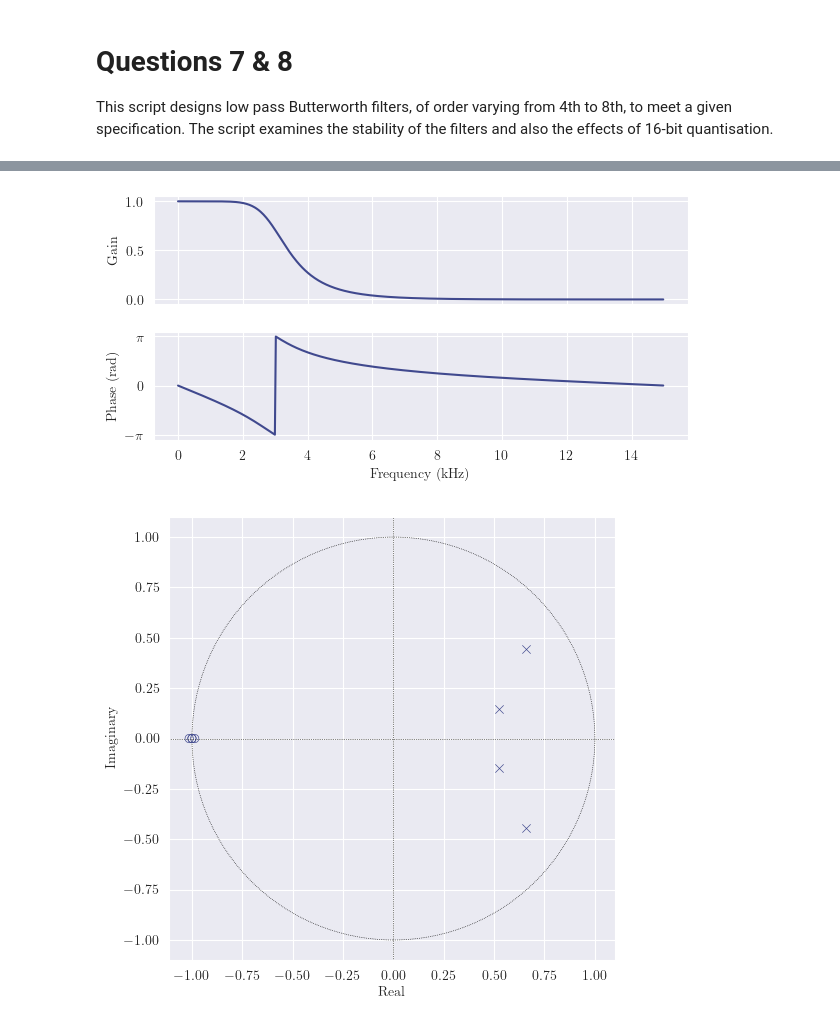
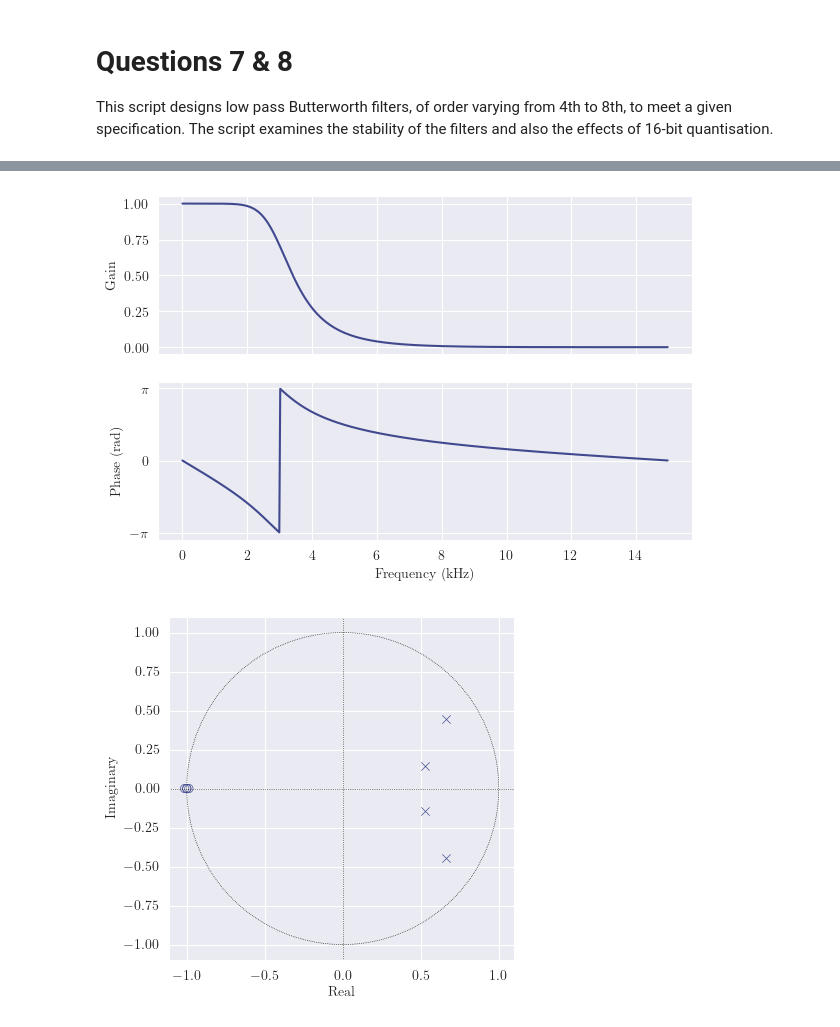
Before and after one commit to deren-teo/elec4620, a Jupyter notebook: a2/src/q7_8_butterworth.ipynb, the cells around one changed output, grey strips where cells are left out. Saved outputs shown, nothing was run; the diff lists cells and outputs as text; code cells hidden in the pictures.

```diff
--- a/a2/src/q7_8_butterworth.ipynb
+++ b/a2/src/q7_8_butterworth.ipynb
@@ -22,7 +24,7 @@ from matplotlib.patches import Circle
 
 def plot_freqz(w, h, fname=None):
     """Plot frequency response and overlay filter requirements."""
-    fig, axs = plt.subplots(2, sharex=True, figsize=(6, 3))
+    fig, axs = plt.subplots(2, sharex=True, figsize=(6, 4))
     fig.tight_layout()
     sns.lineplot(x=w, y=np.abs(h), ax=axs[0])
     sns.lineplot(x=w, y=np.angle(h), ax=axs[1])
@@ -40,7 +42,7 @@ def plot_freqz(w, h, fname=None):
 def zplane(b, a, fname=None):
     """Plot poles and zeros from numerator and denominator of transfer function."""
     z, p, _ = signal.tf2zpk(b, a)
-    fig, ax = plt.subplots(figsize=(6, 5))
+    fig, ax = plt.subplots(figsize=(5, 4))
     fig.tight_layout()
     ax.set_aspect("equal")
     # Axes and unit circle
@@ -73,10 +75,10 @@ zplane(b, a)
 
 def quantize(x):
     """Returns the given array quantised to 16 bits (15-bit mantissa)."""
-    norm_factor = 0.5 / max(np.abs(x))
-    xq = np.abs(x) * norm_factor + 0.5
+    norm_factor = 2 * max(np.abs(x))
+    xq = np.abs(x) / norm_factor + 0.5
     xq = np.round(xq * (2 << 15)) / (2 << 15)
-    xq = np.sign(x) * (xq - 0.5) / norm_factor
+    xq = np.sign(x) * (xq - 0.5) * norm_factor
     return xq
 
 def tf_quantize(b, a):
@@ -85,9 +87,9 @@ def tf_quantize(b, a):
 # %%
 # Quantize coefficients of 4th-order filter and observe differences
 bq, aq = tf_quantize(b, a)
 wq, hq = signal.freqz(bq, aq, fs=F_S)
-plot_freqz(wq, hq)
-zplane(bq, aq)
+plot_freqz(wq, hq, fname="q7_q4th_freqz.png")
+zplane(bq, aq, fname="q7_q4th_zp.png")
 # %% [output]
-[figure, old version]
+[figure, new version]
-[figure, old version]
+[figure, new version]
```
Also changed, not shown: parts of 5 cells of this notebook, 9 other files.
